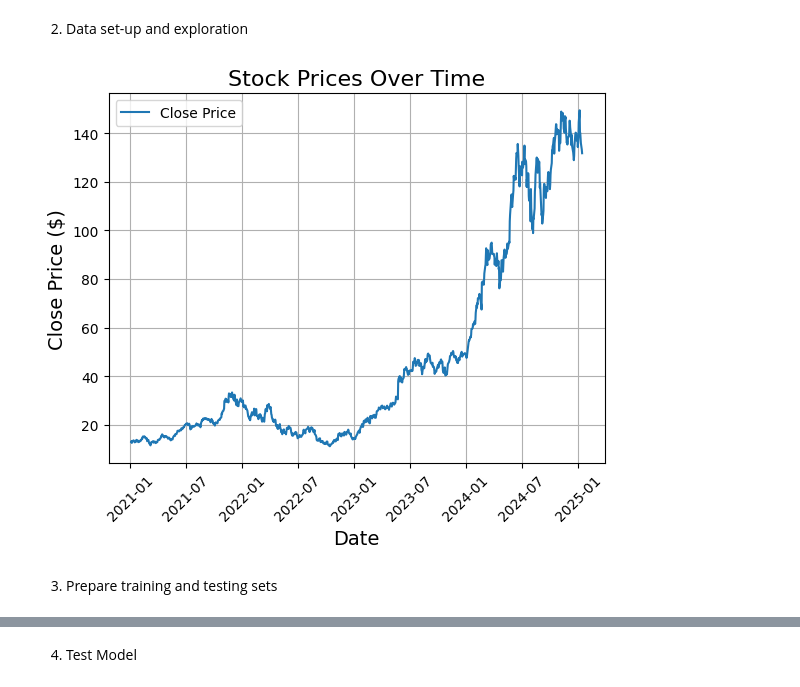
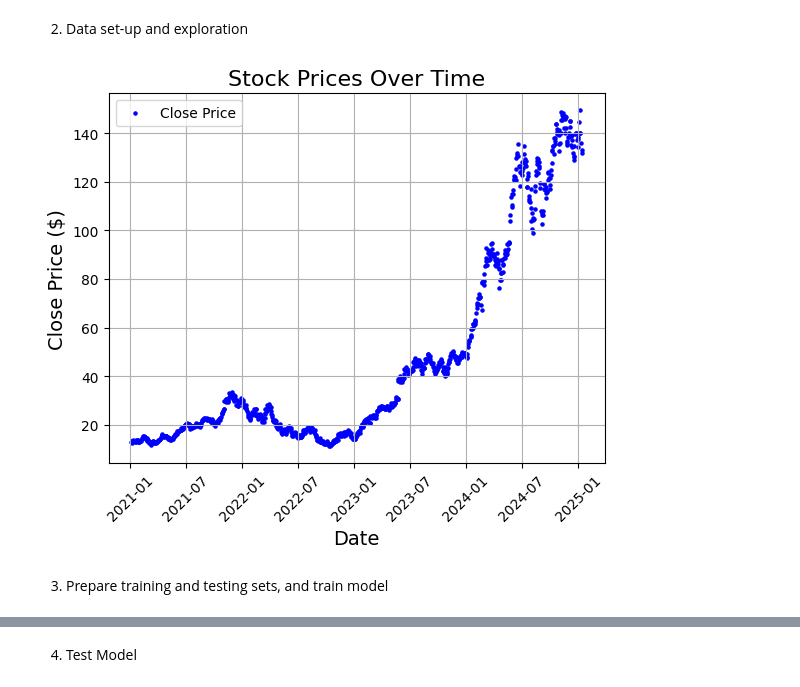
Before and after one commit to gabrielrosendo/CST-425, a Jupyter notebook: Performance Predictions/StockPrediction.ipynb, the cells around one changed output, grey strips where cells are left out. Cells and saved outputs as stored; diff of their text form; code cells hidden in the pictures.

```diff
--- a/Performance Predictions/StockPrediction.ipynb
+++ b/Performance Predictions/StockPrediction.ipynb
@@ -16,35 +16,37 @@ from sklearn.linear_model import LinearRegression
 # %%
 # Load the CSV file
 data = pd.read_csv('stock-data.csv')
 
 # Preprocess the data
 data['Date'] = pd.to_datetime(data['Date'])  # Convert Date to datetime
 data['Close/Last'] = data['Close/Last'].replace({'\$': ''}, regex=True).astype(float)  # Remove $ and convert to float
 
 # Extract X and Y
 # X will be days after the first date in the dataset since model can't handle date format
 reference_date = data['Date'].min()
 
 # Calculate days since the reference date
 data['Days'] = (data['Date'] - reference_date).dt.days
 
 # Extract X and Y
 X = data['Days']  # Days as numeric values
 y= data['Close/Last']
 
-# Plot the data
-plt.plot(data['Date'], y, label='Close Price')  # Line plot with a label
-plt.title('Stock Prices Over Time', fontsize=16)  # Title
-plt.xlabel('Date', fontsize=14)  # X-axis label
-plt.ylabel('Close Price ($)', fontsize=14)  # Y-axis label
+# Plot the data using scatter plot
+plt.scatter(data['Date'], y, label='Close Price', color='blue', marker='o', s=5)
+
+# Add labels and title
+plt.title('Stock Prices Over Time', fontsize=16)  # Set title
+plt.xlabel('Date', fontsize=14)  # Label for X-axis
+plt.ylabel('Close Price ($)', fontsize=14)  # Label for Y-axis
 plt.xticks(rotation=45)  # Rotate x-axis labels for better readability
-plt.grid(True)  # Add grid
-plt.legend()  # Show legend
-plt.show()  # Display the plot
+plt.grid(True)  # Add grid for better visualization
+plt.legend()  # Add legend for clarity
+plt.show()  # Display the scatter plot
 # %% [output]
-[figure, old version]
+[figure, new version]
 # %% [markdown]
-3. Prepare training and testing sets
+3. Prepare training and testing sets, and train model
 # %%
 # Split data into training and testing set
 X_train, X_test, y_train, y_test = train_test_split(X, y, train_size=0.8, test_size=0.2)
```
Also changed, not shown: parts of 2 cells of this notebook, 1 other file.
